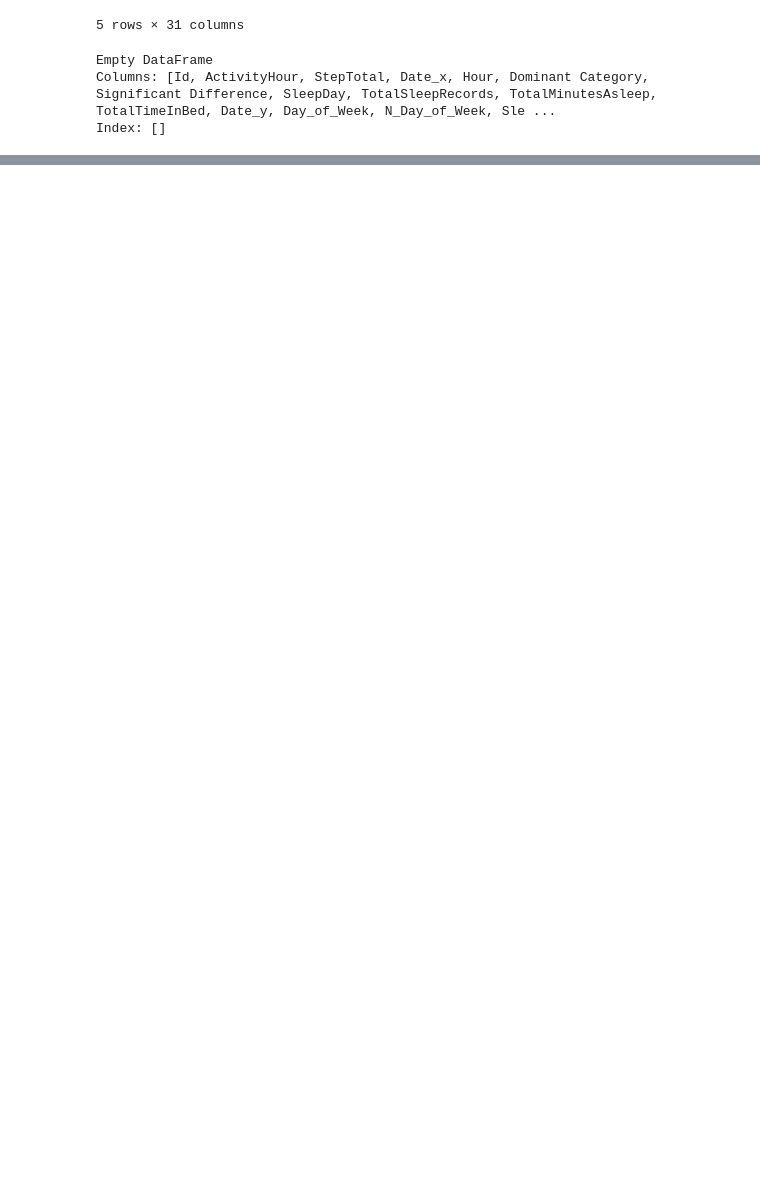
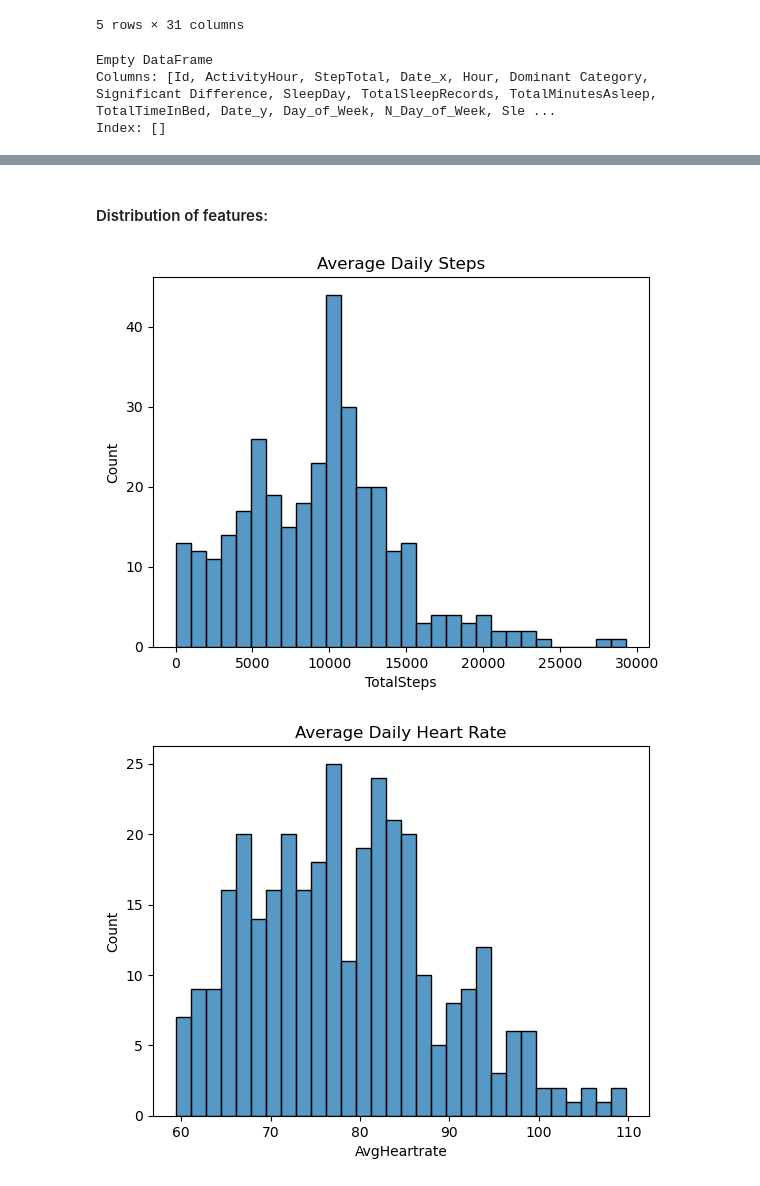
Before and after one commit to Hebbo23/Project-Big-Data---Group-22, a Jupyter notebook: final project code.ipynb, the cells around one changed output, grey strips where cells are left out. Saved outputs shown, nothing was run; the diff lists cells and outputs as text; code cells hidden in the pictures; blank space fills up the shorter version.

```diff
--- a/final project code.ipynb
+++ b/final project code.ipynb
@@ -23,7 +23,6 @@ import scipy.stats as stats
 from scipy.stats import chi2_contingency
 from scipy.stats import kruskal
 # %%
-#pd.read_csv("data/babynames/names2000_2021.csv", index_col=0)
 minuteCaloriesNarrow = pd.read_csv("Fitabase Data 4.12.16-5.12.16/minuteCaloriesNarrow_merged.csv")
 minuteIntensitiesNarrow = pd.read_csv("Fitabase Data 4.12.16-5.12.16/minuteIntensitiesNarrow_merged.csv")
 minuteSleep = pd.read_csv("Fitabase Data 4.12.16-5.12.16/minuteSleep_merged.csv")
@@ -34,6 +33,9 @@ dailyIntensities = pd.read_csv("Fitabase Data 4.12.16-5.12.16/dailyIntensities_m
 weightLog = pd.read_csv("Fitabase Data 4.12.16-5.12.16/weightLogInfo_merged.csv")
 hourlyIntensities = pd.read_csv("Fitabase Data 4.12.16-5.12.16/hourlyIntensities_merged.csv")
 hourlySteps = pd.read_csv("Fitabase Data 4.12.16-5.12.16/hourlySteps_merged.csv")
+
+daily_activity = pd.read_csv("Fitabase Data 4.12.16-5.12.16/dailyActivity_merged.csv")
+heartrate_seconds = pd.read_csv("Fitabase Data 4.12.16-5.12.16/heartrate_seconds_merged.csv")
 # %%
 dailyCalories.shape
 # %% [output]
@@ -1195,0 +1431,13 @@ Index: []
+# %%
+daily_activity['ActivityDate'] = pd.to_datetime(daily_activity['ActivityDate'])
+heartrate_seconds['Time'] = pd.to_datetime(heartrate_seconds['Time'])
+heartrate_seconds['date'] = heartrate_seconds['Time'].dt.date
+
+daily_avg_heartrate = heartrate_seconds.groupby(['Id', 'date'])['Value'].mean().reset_index()
+daily_avg_heartrate.rename(columns={'Value': 'AvgHeartrate'}, inplace=True)
+daily_avg_heartrate['date'] = pd.to_datetime(daily_avg_heartrate['date'])
+
+daily_activity_and_heartrate = pd.merge(daily_activity, daily_avg_heartrate, left_on=['Id', 'ActivityDate'], right_on=['Id', 'date'])
+daily_activity_and_heartrate.drop(columns=['date'], inplace=True)
+
+daily_activity_and_heartrate.head()
@@ -1195,0 +1466,5 @@ Index: []
+# %%
+daily_activity_and_heartrate['TotalActiveMinutes'] = daily_activity_and_heartrate['VeryActiveMinutes'] + daily_activity_and_heartrate['FairlyActiveMinutes'] + daily_activity_and_heartrate['LightlyActiveMinutes']
+daily_activity_and_heartrate['ActivityRatio'] = daily_activity_and_heartrate['TotalActiveMinutes'] / (daily_activity_and_heartrate['TotalActiveMinutes'] + daily_activity_and_heartrate['SedentaryMinutes'])
+
+daily_activity_and_heartrate.head()
@@ -1195,0 +1478,25 @@ Index: []
+# %% [markdown]
+#### Distribution of features:
+# %%
+sns.histplot(daily_activity_and_heartrate['TotalSteps'], bins=30)
+plt.title('Average Daily Steps')
+plt.show()
+
+sns.histplot(daily_activity_and_heartrate['AvgHeartrate'], bins=30)
+plt.title('Average Daily Heart Rate')
+plt.show()
+
+sns.histplot(daily_activity_and_heartrate['Calories'], bins=30)
+plt.title('Average Daily Calories')
+plt.show()
+
+sns.histplot(daily_activity_and_heartrate['TotalDistance'], bins=30)
+plt.title('Average Daily Distance')
+plt.show()
+
+sns.histplot(daily_activity_and_heartrate['TotalActiveMinutes'], bins=30)
+plt.title('Average Daily Active Minutes')
+plt.show()
+# %% [output]
+[figure, added]
+[figure, added]
```
Also changed, not shown: parts of 63 cells of this notebook.
